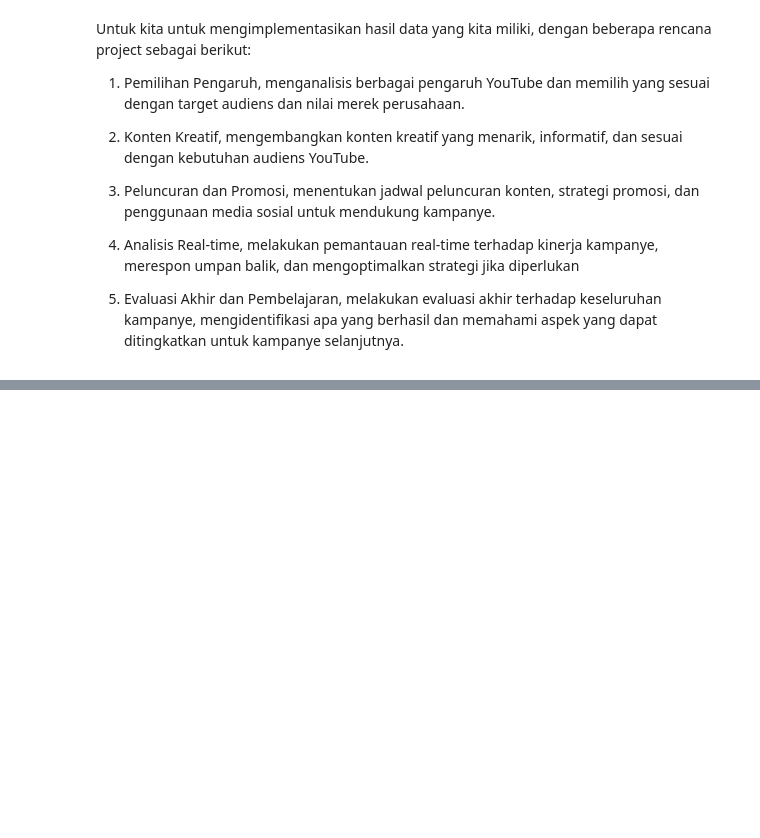
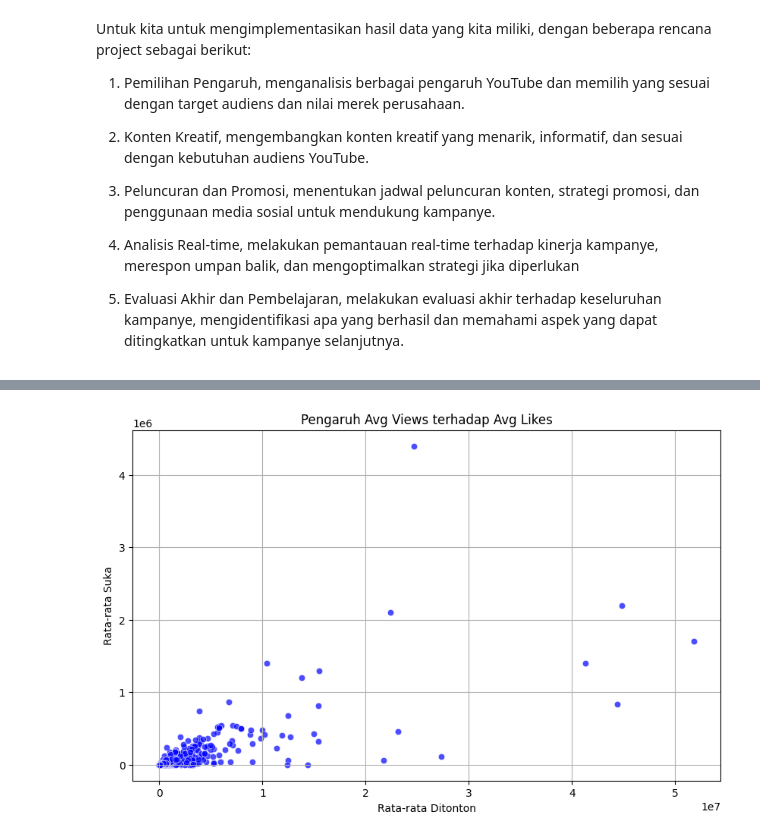
Before and after one commit to bayuprnmji31/DATA-MINING_1, a Jupyter notebook: DATA_MINING_BAYUPRNMJI_1.ipynb, the cells around one changed output, grey strips where cells are left out. Saved outputs shown, nothing was run; the diff lists cells and outputs as text; code cells hidden in the pictures; blank space fills up the shorter version.

```diff
--- a/DATA_MINING_BAYUPRNMJI_1.ipynb
+++ b/DATA_MINING_BAYUPRNMJI_1.ipynb
@@ -45,0 +370,13 @@ melakukan evaluasi akhir terhadap keseluruhan kampanye, mengidentifikasi apa yan
+# %%
+df['Avg Views'] = df['Avg. views\r\n'].replace({',': '', 'K': 'e3', 'M': 'e6'}, regex=True).astype(float)
+df['Avg Likes'] = df['Avg. likes'].replace({',': '', 'K': 'e3', 'M': 'e6'}, regex=True).astype(float)
+
+plt.figure(figsize=(10, 6))
+sns.scatterplot(x='Avg Views', y='Avg Likes', data=df, alpha=0.7, color='blue')
+plt.title('Pengaruh Avg Views terhadap Avg Likes')
+plt.xlabel('Rata-rata Ditonton')
+plt.ylabel('Rata-rata Suka')
+plt.grid(True)
+plt.show()
+# %% [output]
+[figure, added]
```
Also changed, not shown: parts of 71 cells of this notebook.
